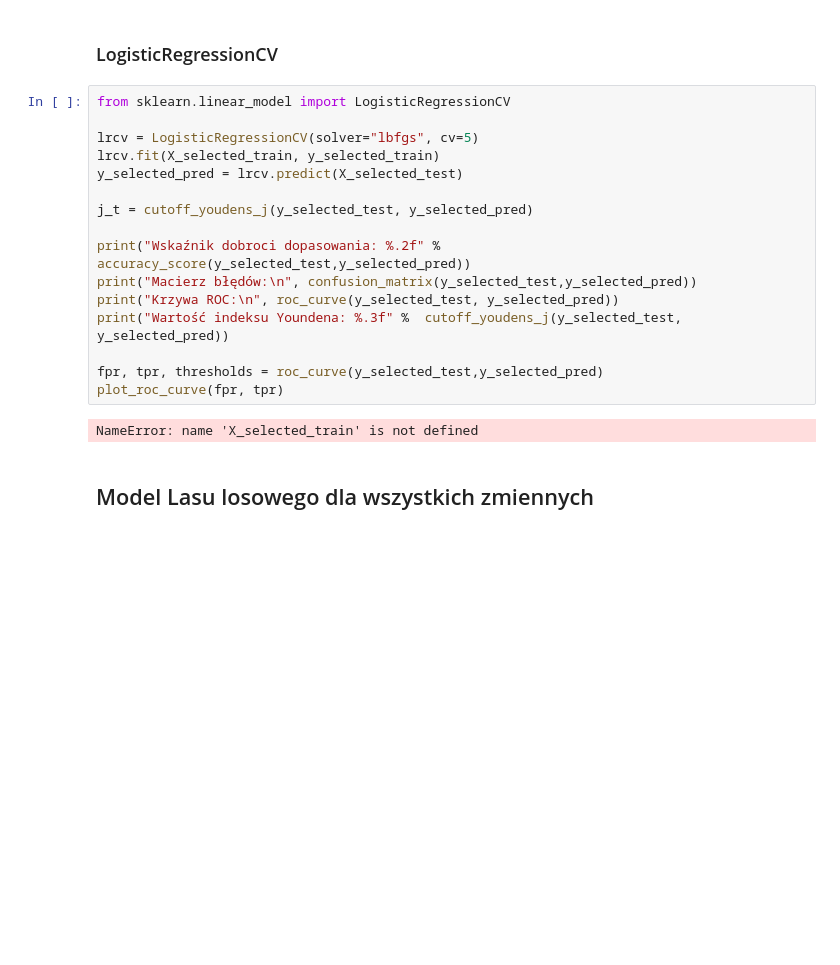
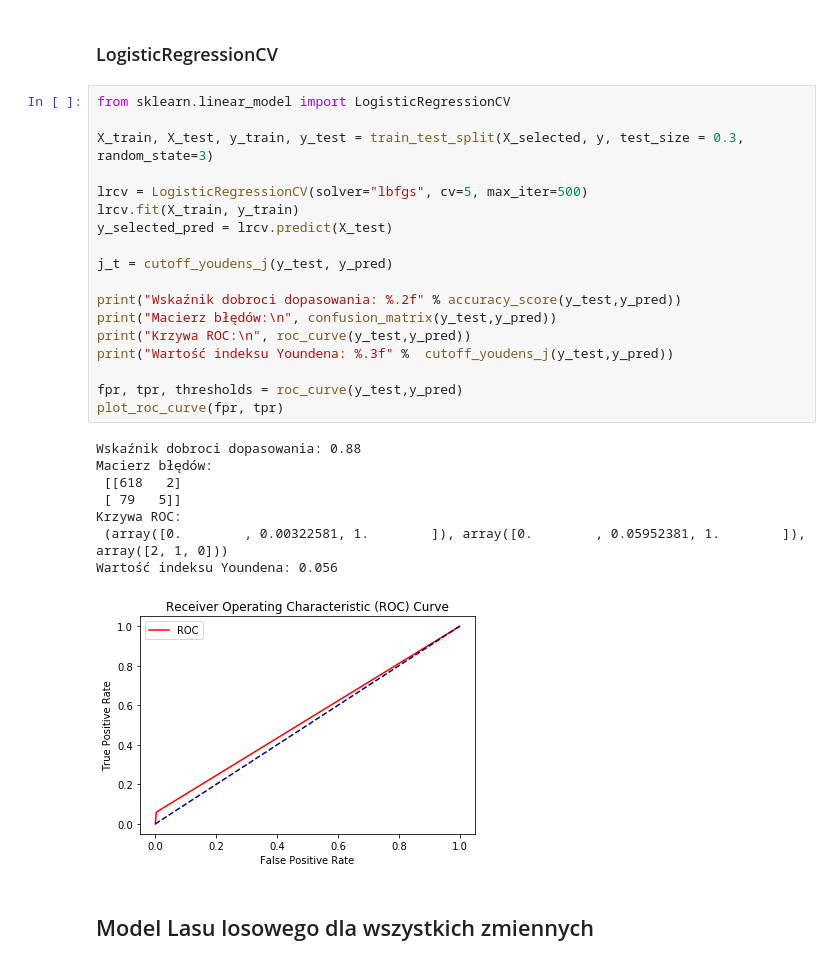
Before and after one commit to mic9410/SRD-final-project-hr-analytics, a Jupyter notebook: final_project.ipynb, the cells around one changed output. Cells and saved outputs as stored; diff of their text form; blank space fills up the shorter version.

```diff
--- a/final_project.ipynb
+++ b/final_project.ipynb
@@ -785,21 +781,30 @@ display(X_selected)
 # %%
 from sklearn.linear_model import LogisticRegressionCV
 
-lrcv = LogisticRegressionCV(solver="lbfgs", cv=5)
-lrcv.fit(X_selected_train, y_selected_train)
-y_selected_pred = lrcv.predict(X_selected_test)
+X_train, X_test, y_train, y_test = train_test_split(X_selected, y, test_size = 0.3, random_state=3)
 
-j_t = cutoff_youdens_j(y_selected_test, y_selected_pred)
+lrcv = LogisticRegressionCV(solver="lbfgs", cv=5, max_iter=500)
+lrcv.fit(X_train, y_train)
+y_selected_pred = lrcv.predict(X_test)
 
-print("Wskaźnik dobroci dopasowania: %.2f" % accuracy_score(y_selected_test,y_selected_pred))
-print("Macierz błędów:\n", confusion_matrix(y_selected_test,y_selected_pred))
-print("Krzywa ROC:\n", roc_curve(y_selected_test, y_selected_pred))
-print("Wartość indeksu Youndena: %.3f" %  cutoff_youdens_j(y_selected_test, y_selected_pred))
+j_t = cutoff_youdens_j(y_test, y_pred)
 
-fpr, tpr, thresholds = roc_curve(y_selected_test,y_selected_pred)
+print("Wskaźnik dobroci dopasowania: %.2f" % accuracy_score(y_test,y_pred))
+print("Macierz błędów:\n", confusion_matrix(y_test,y_pred))
+print("Krzywa ROC:\n", roc_curve(y_test,y_pred))
+print("Wartość indeksu Youndena: %.3f" %  cutoff_youdens_j(y_test,y_pred))
+
+fpr, tpr, thresholds = roc_curve(y_test,y_pred)
 plot_roc_curve(fpr, tpr)
 # %% [output]
-NameError: name 'X_selected_train' is not defined
+Wskaźnik dobroci dopasowania: 0.88
+Macierz błędów:
+ [[618   2]
+ [ 79   5]]
+Krzywa ROC:
+ (array([0.        , 0.00322581, 1.        ]), array([0.        , 0.05952381, 1.        ]), array([2, 1, 0]))
+Wartość indeksu Youndena: 0.056
+[figure, added]
 # %% [markdown]
 ## Model Lasu losowego dla wszystkich zmiennych
 # %%
```
Also changed, not shown: parts of 15 cells of this notebook.
